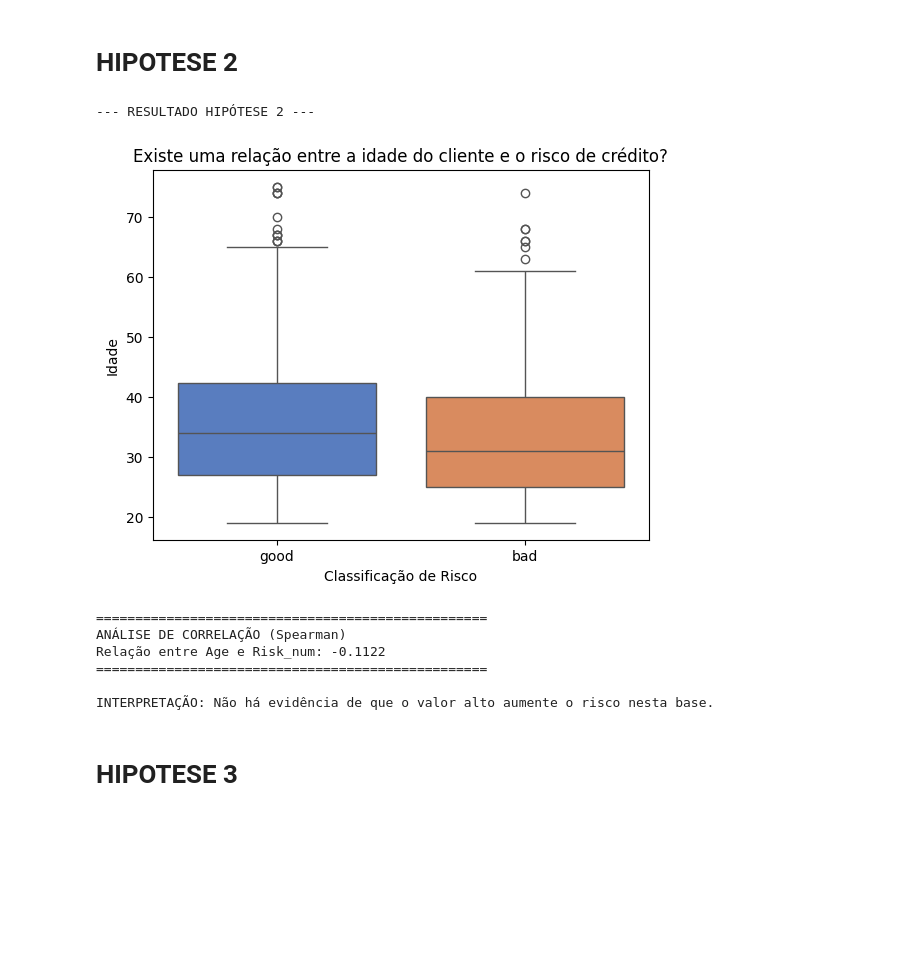
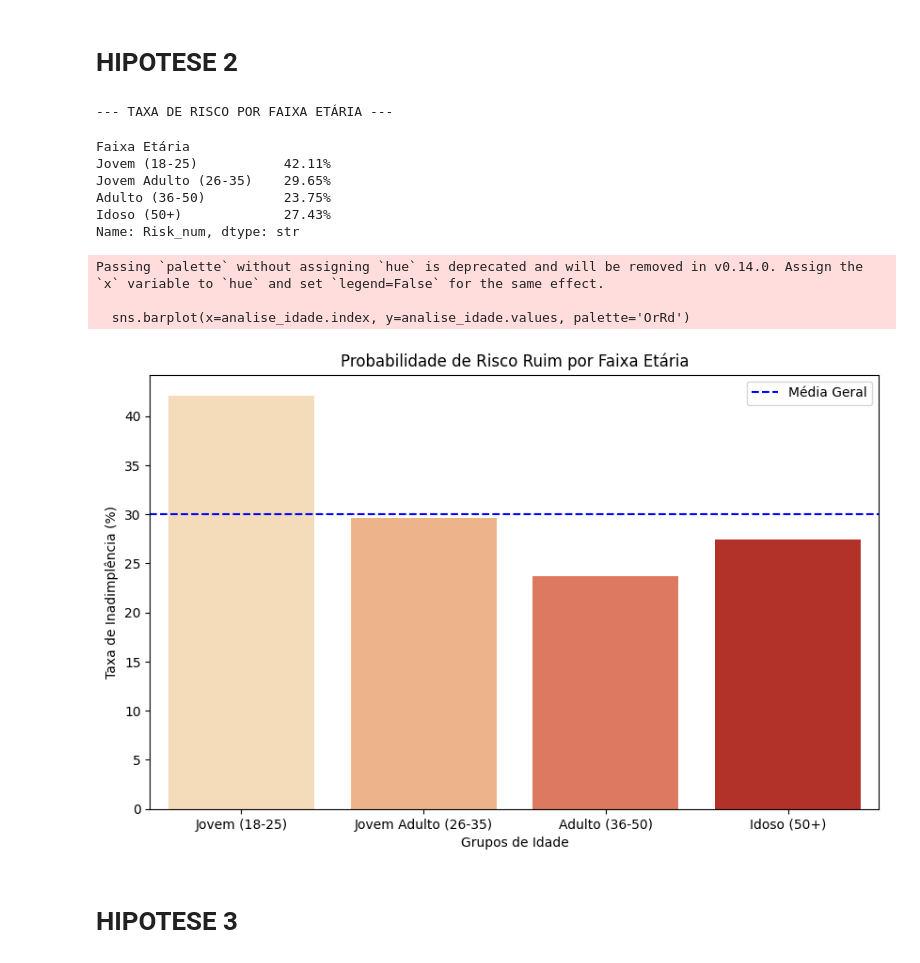
Before and after one commit to CaioMathews/Projeto-estatisca, a Jupyter notebook: Main.ipynb, the cells around one changed output. Cells and saved outputs as stored; diff of their text form; code cells hidden in the pictures; blank space fills up the shorter version.

```diff
--- a/Main.ipynb
+++ b/Main.ipynb
@@ -115,32 +115,39 @@ INTERPRETAÇÃO: Existe uma correlação positiva. Quanto MAIOR o crédito, MAIO
 # %% [markdown]
 # HIPOTESE 2
 # %%
-sns.boxplot(
-    x='Risk',
-    y='Age',
-    data=df_tratado,
-    palette='muted',
-    hue='Risk',
-    legend=False
-)
+df_tratado['Faixa Etária'] = pd.cut(df_tratado['Age'],
+                                   bins=[18, 25, 35, 50, 120],
+                                   labels=['Jovem (18-25)', 'Jovem Adulto (26-35)', 'Adulto (36-50)', 'Idoso (50+)'])
 
-print("\n--- RESULTADO HIPÓTESE 2 ---")
-plt.title('Existe uma relação entre a idade do cliente e o risco de crédito?')
-plt.xlabel('Classificação de Risco')
-plt.ylabel('Idade')
+analise_idade = df_tratado.groupby('Faixa Etária')['Risk_num'].mean() * 100
 
+print("\n--- TAXA DE RISCO POR FAIXA ETÁRIA ---")
+display(analise_idade.map('{:.2f}%'.format))
+
+plt.figure(figsize=(10, 6))
+sns.barplot(x=analise_idade.index, y=analise_idade.values, palette='OrRd')
+
+plt.title('Probabilidade de Risco Ruim por Faixa Etária')
+
+plt.ylabel('Taxa de Inadimplência (%)')
+plt.xlabel('Grupos de Idade')
+
+plt.axhline(df_tratado['Risk_num'].mean()*100, color='blue', linestyle='--', label='Média Geral')
+
+plt.legend()
 plt.show()
-
-analisar_correlação_spearman(df_tratado, 'Age', 'Risk_num')
 # %% [output]
---- RESULTADO HIPÓTESE 2 ---
+--- TAXA DE RISCO POR FAIXA ETÁRIA ---
+Faixa Etária
+Jovem (18-25)           42.11%
+Jovem Adulto (26-35)    29.65%
+Adulto (36-50)          23.75%
+Idoso (50+)             27.43%
+Name: Risk_num, dtype: str
+Passing `palette` without assigning `hue` is deprecated and will be removed in v0.14.0. Assign the `x` variable to `hue` and set `legend=False` for the same effect.
+
+  sns.barplot(x=analise_idade.index, y=analise_idade.values, palette='OrRd')
-[figure, old version]
+[figure, new version]
-==================================================
-ANÁLISE DE CORRELAÇÃO (Spearman)
-Relação entre Age e Risk_num: -0.1122
-==================================================
-
-INTERPRETAÇÃO: Não há evidência de que o valor alto aumente o risco nesta base.
 # %% [markdown]
 # HIPOTESE 3
 # %%
```
Also changed, not shown: parts of 1 cell of this notebook.
